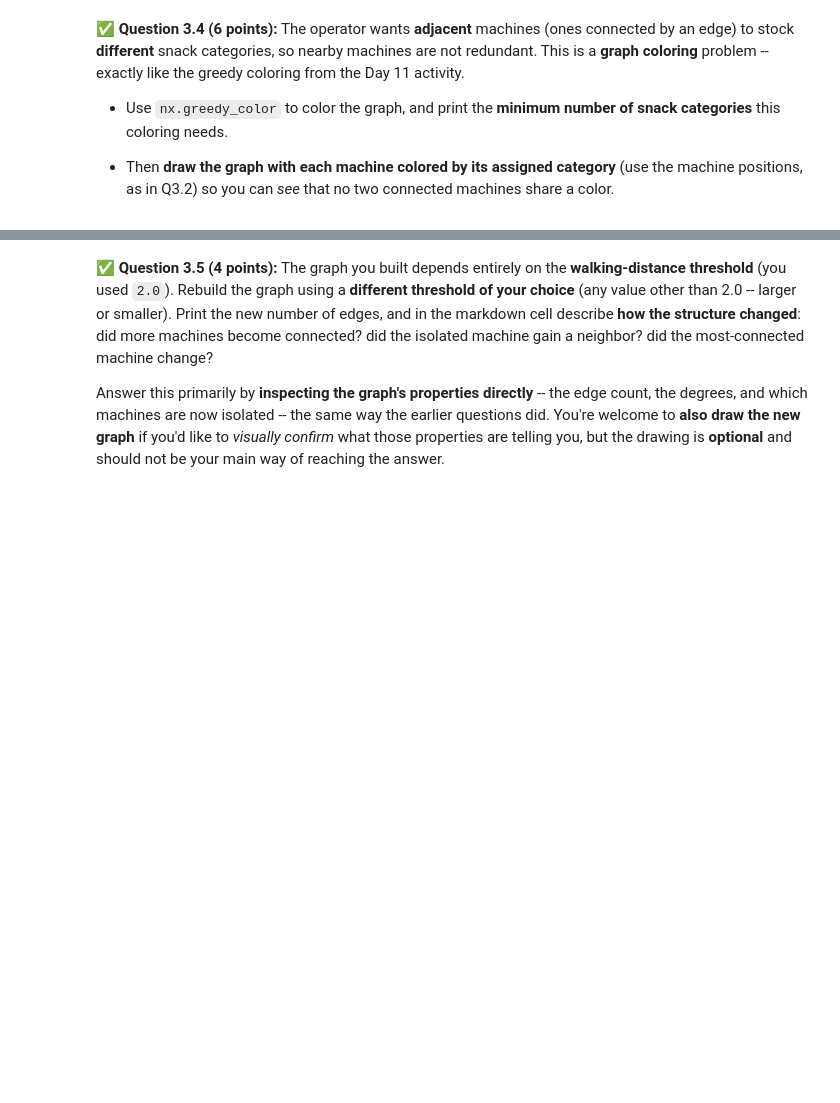
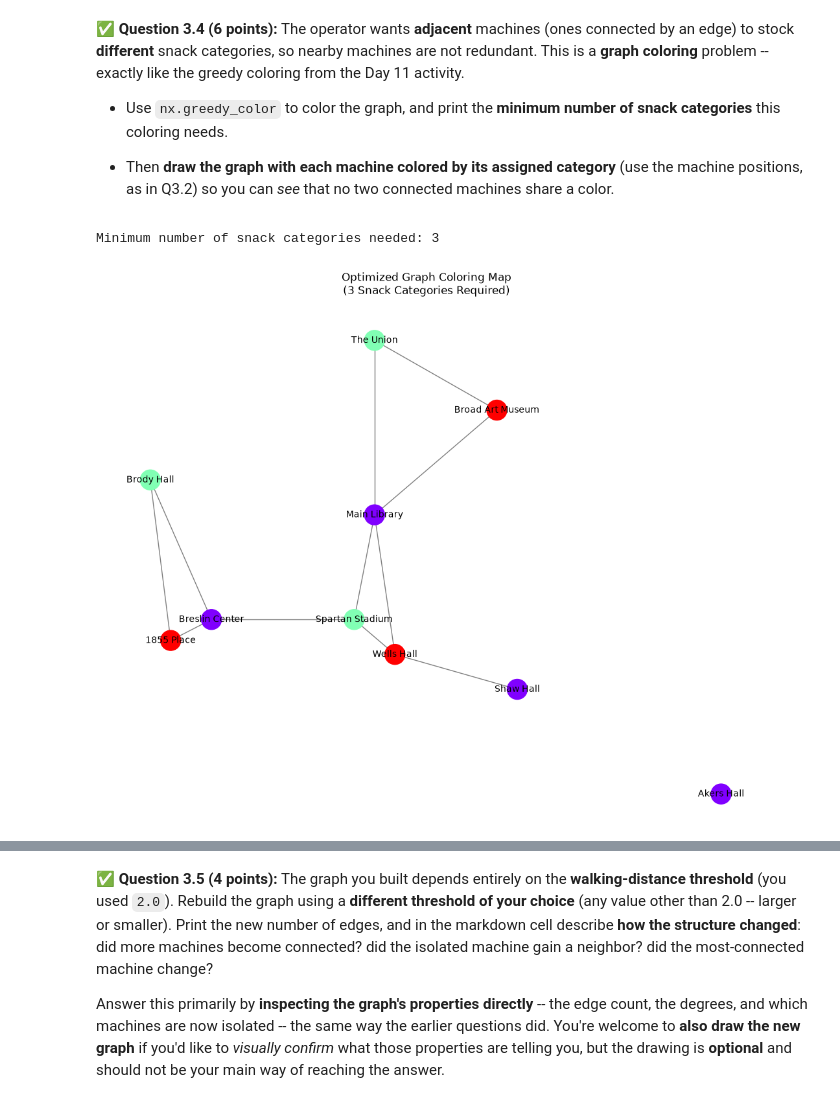
Before and after one commit to camkorson/CMSE202-f26-turnin, a Jupyter notebook: hw_02/HW02-ABMandGraphTheory-STUDENT.ipynb, the cells around one changed output, grey strips where cells are left out. Drawn from its saved outputs; the diff is of its cells as text; code cells hidden in the pictures; blank space fills up the shorter version.

```diff
--- a/hw_02/HW02-ABMandGraphTheory-STUDENT.ipynb
+++ b/hw_02/HW02-ABMandGraphTheory-STUDENT.ipynb
@@ -672,3 +771,38 @@ coloring** problem -- exactly like the greedy coloring from the Day 11 activity.
+# %%
+import matplotlib.pyplot as plt
+import networkx as nx
+
+# Compute greedy coloring strategy
+coloring = nx.greedy_color(G)
+
+# The total number of unique colors used represents the minimum categories
+num_categories = max(coloring.values()) + 1
+print("Minimum number of snack categories needed:", num_categories)
+
+# Map each node to its color value sequentially for plotting
+node_colors = [coloring[node] for node in G.nodes()]
+
+positions = nx.get_node_attributes(G, "pos")
+clean_positions = {node: coords[:2] for node, coords in positions.items()}
+
+plt.figure(figsize=(10, 8))
+nx.draw(
+    G,
+    pos=clean_positions,
+    with_labels=True,
+    node_color=node_colors,
+    cmap=plt.cm.rainbow,
+    node_size=500,
+    edge_color="gray",
+    font_size=10,
+)
+plt.title(
+    f"Optimized Graph Coloring Map\n({num_categories} Snack Categories Required)"
+)
+plt.show()
+# %% [output]
+Minimum number of snack categories needed: 3
+[figure, added]
 # %% [markdown]
 <!-- END QUESTION -->
 <!-- DO NOT MODIFY OR DELETE THIS CELL -->
```
Also changed, not shown: parts of 17 cells of this notebook.
